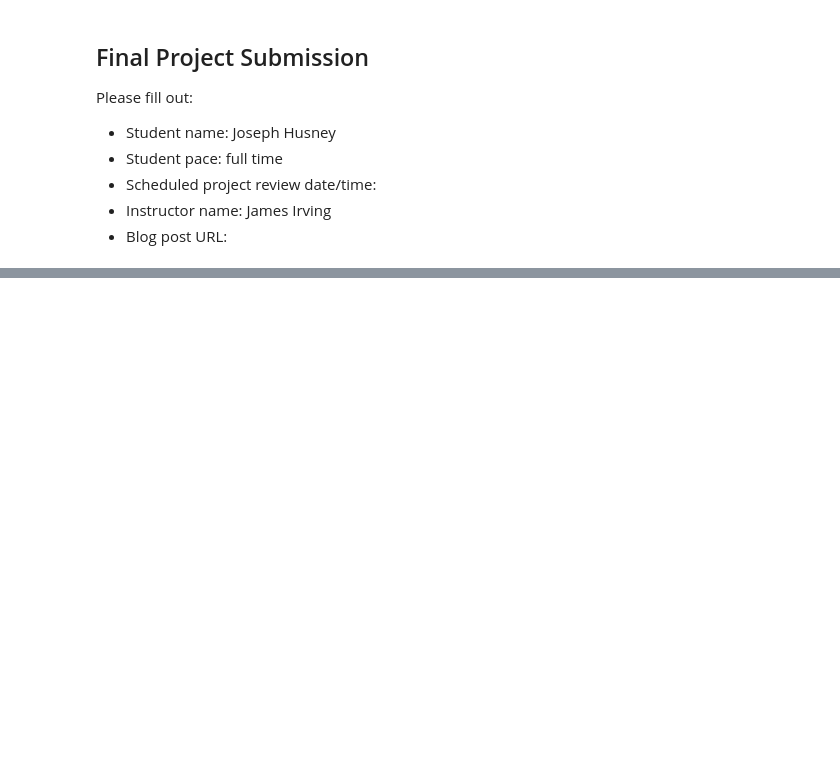
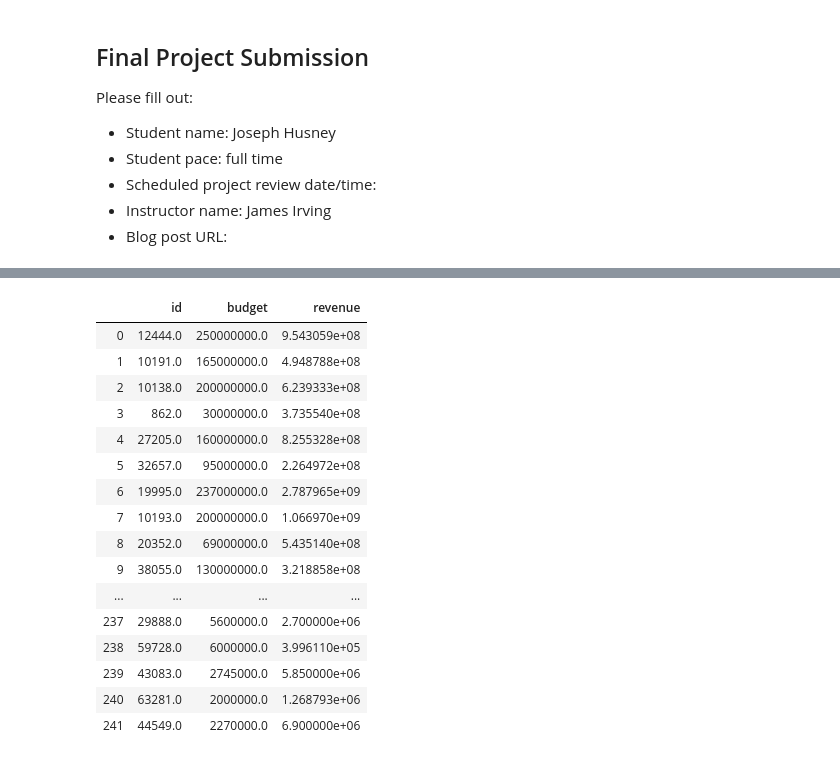
Before and after one commit to jhusney1/dsc-mod-1-project-v2-1-onl01-dtsc-ft-070620, a Jupyter notebook: student.ipynb, the cells around one changed output, grey strips where cells are left out. Cells and saved outputs as stored; diff of their text form; code cells hidden in the pictures; blank space fills up the shorter version.

```diff
--- a/student.ipynb
+++ b/student.ipynb
@@ -89,0 +112,9 @@ df_nulls
+# %%
+from pandasql import sqldf
+pysqldf = lambda q: sqldf(q, globals())
+# %%
+genres = []
+for item in df['genres']:
+    for genre in item:
+        genres.append(genre['id'])
+genres
@@ -89,0 +160,8 @@ df_nulls
+# %%
+q = """SELECT
+        id, budget, revenue, genres
+     FROM
+        profit_by_genre
+     WHERE budget > 0 AND revenue > 0
+     """
+results = pysqldf(q)
@@ -89,0 +173,20 @@ df_nulls
+# %%
+results
+# %% [output]
+|  | id | budget | revenue |
+| 0 | 12444.0 | 250000000.0 | 9.543059e+08 |
+| 1 | 10191.0 | 165000000.0 | 4.948788e+08 |
+| 2 | 10138.0 | 200000000.0 | 6.239333e+08 |
+| 3 | 862.0 | 30000000.0 | 3.735540e+08 |
+| 4 | 27205.0 | 160000000.0 | 8.255328e+08 |
+| 5 | 32657.0 | 95000000.0 | 2.264972e+08 |
+| 6 | 19995.0 | 237000000.0 | 2.787965e+09 |
+| 7 | 10193.0 | 200000000.0 | 1.066970e+09 |
+| 8 | 20352.0 | 69000000.0 | 5.435140e+08 |
+| 9 | 38055.0 | 130000000.0 | 3.218858e+08 |
+| ... | ... | ... | ... |
+| 237 | 29888.0 | 5600000.0 | 2.700000e+06 |
+| 238 | 59728.0 | 6000000.0 | 3.996110e+05 |
+| 239 | 43083.0 | 2745000.0 | 5.850000e+06 |
+| 240 | 63281.0 | 2000000.0 | 1.268793e+06 |
+| 241 | 44549.0 | 2270000.0 | 6.900000e+06 |
```
Also changed, not shown: parts of 17 cells of this notebook.
